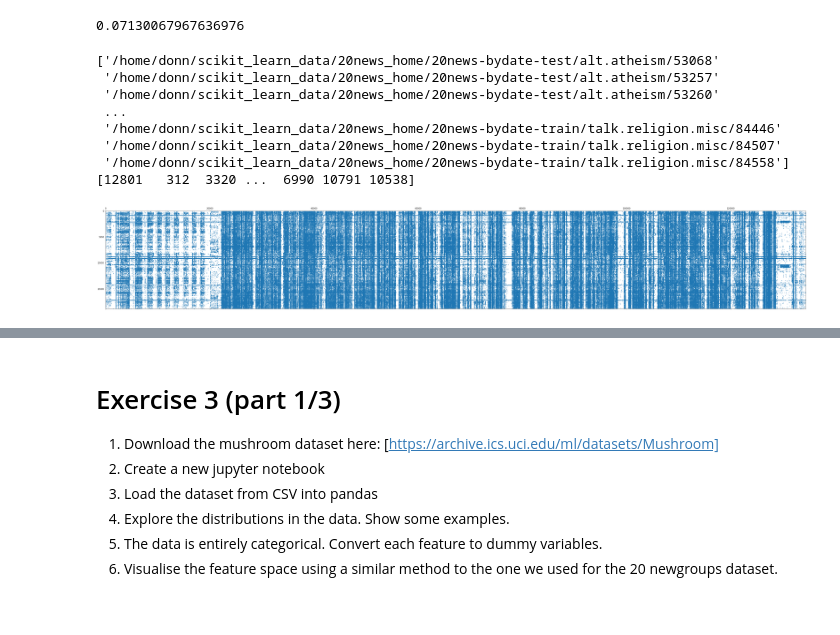
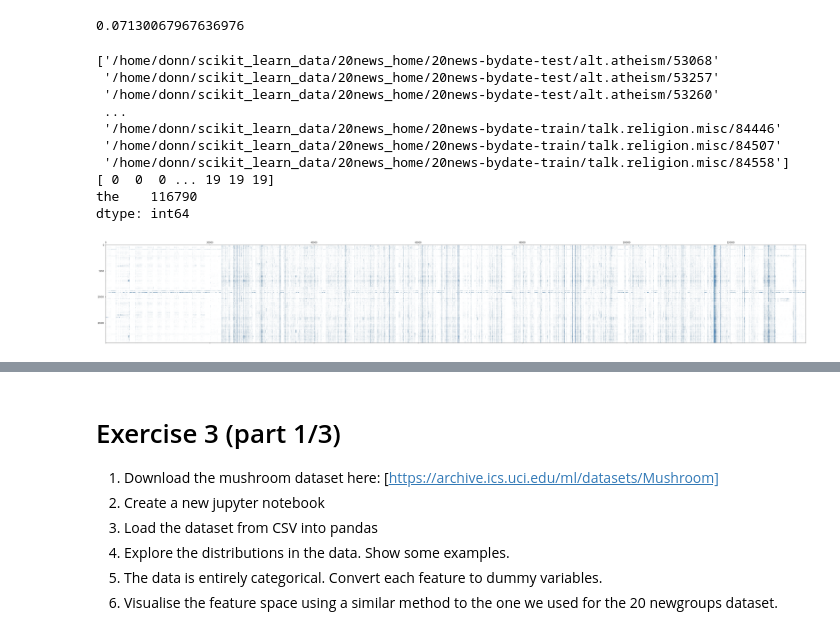
Before and after one commit to mchyll/ml, a Jupyter notebook: src/oving3_1/Features.ipynb, the cells around one changed output, grey strips where cells are left out. Saved outputs shown, nothing was run; the diff lists cells and outputs as text; code cells hidden in the pictures.

```diff
--- a/src/oving3_1/Features.ipynb
+++ b/src/oving3_1/Features.ipynb
@@ -230,23 +234,40 @@ vectors.nnz / float(vectors.shape[0]*vectors.shape[1]) * 100.0
 # %%
 import matplotlib.pyplot as plt
 import numpy as np
 
+# Sort: indices now can be used to sort by newsgroup below
 indices = np.argsort(newsgroups.filenames)
+
+# Show sorted documents
 print(newsgroups.filenames[indices])
-print(indices)
 
-plt.spy(vectors[indices], markersize=1)
+# Show target classes (newsgroup, e.g., alt.atheism), sorted here
+print(newsgroups.target[indices])
+
+# Count word frequencies throughout all documents
+freqs = vectors[indices].sum(axis=0)
+# Sort word frequencies
+i = np.argsort(freqs)
+vocab = pd.Series(vectorizer.vocabulary_)
+
+# What is the most common word?
+print(vocab[vocab.values==i[...,-1].item()])
+
+# Plot document-term matrix, blue indicates non-zero value
+plt.spy(vectors[indices], markersize=0.01)
 fig = plt.gcf()
 fig.set_size_inches(60,60)
 plt.plot()
 plt.show()
 # %% [output]
 ['/home/donn/scikit_learn_data/20news_home/20news-bydate-test/alt.atheism/53068'
  '/home/donn/scikit_learn_data/20news_home/20news-bydate-test/alt.atheism/53257'
  '/home/donn/scikit_learn_data/20news_home/20news-bydate-test/alt.atheism/53260'
  ...
  '/home/donn/scikit_learn_data/20news_home/20news-bydate-train/talk.religion.misc/84446'
  '/home/donn/scikit_learn_data/20news_home/20news-bydate-train/talk.religion.misc/84507'
  '/home/donn/scikit_learn_data/20news_home/20news-bydate-train/talk.religion.misc/84558']
-[12801   312  3320 ...  6990 10791 10538]
+[ 0  0  0 ... 19 19 19]
+the    116790
+dtype: int64
-[figure, old version]
+[figure, new version]
```
Also changed, not shown: parts of 7 cells of this notebook, 5 other files.
